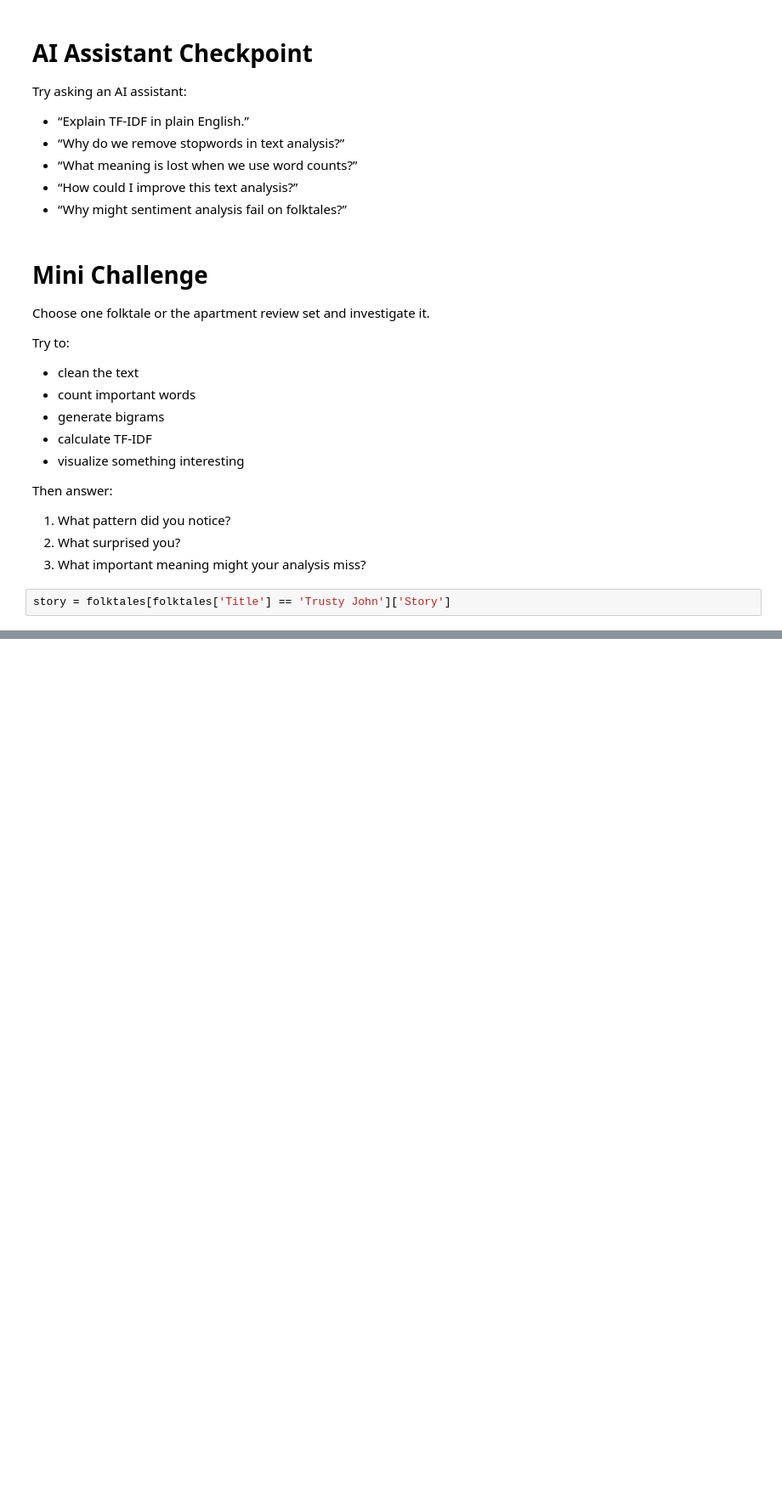
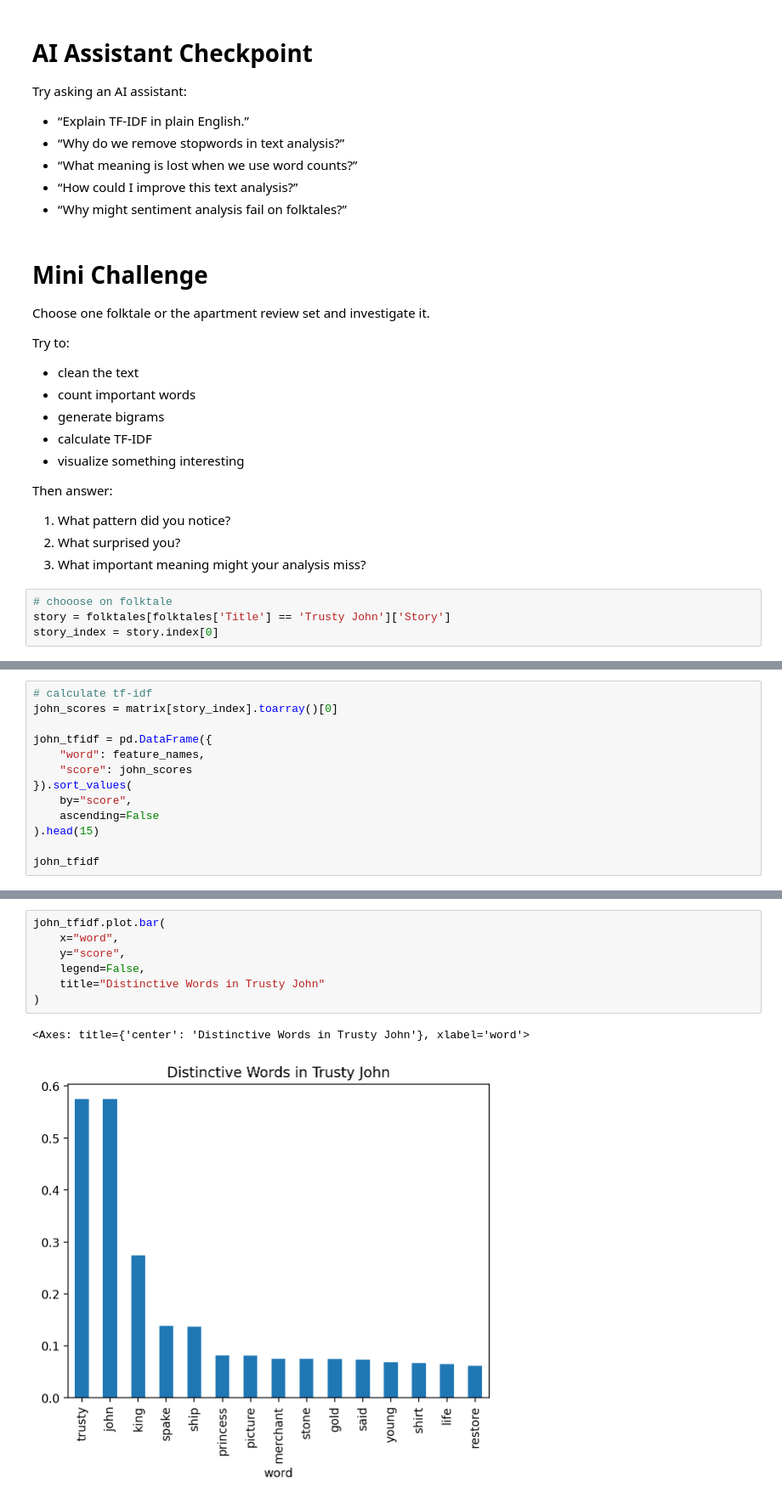
Before and after one commit to Ananya-Sankaran/python_bootcamp, a Jupyter notebook: text_analytics.ipynb, the cells around one changed output, grey strips where cells are left out. Shown at 85% size. Drawn from its saved outputs; the diff is of its cells as text; blank space fills up the shorter version.

```diff
--- a/text_analytics.ipynb
+++ b/text_analytics.ipynb
@@ -955,4 +955,6 @@ Then answer:
 2.  What surprised you?
 3.  What important meaning might your analysis miss?
 # %%
+# chooose on folktale
 story = folktales[folktales['Title'] == 'Trusty John']['Story']
+story_index = story.index[0]
@@ -976,0 +1035,13 @@ story_clean[:1000]
+# %%
+# calculate tf-idf
+john_scores = matrix[story_index].toarray()[0]
+
+john_tfidf = pd.DataFrame({
+    "word": feature_names,
+    "score": john_scores
+}).sort_values(
+    by="score",
+    ascending=False
+).head(15)
+
+john_tfidf
@@ -976,0 +1065,10 @@ story_clean[:1000]
+# %%
+john_tfidf.plot.bar(
+    x="word",
+    y="score",
+    legend=False,
+    title="Distinctive Words in Trusty John"
+)
+# %% [output]
+<Axes: title={'center': 'Distinctive Words in Trusty John'}, xlabel='word'>
+[figure, added]
```
Also changed, not shown: parts of 9 cells of this notebook.
